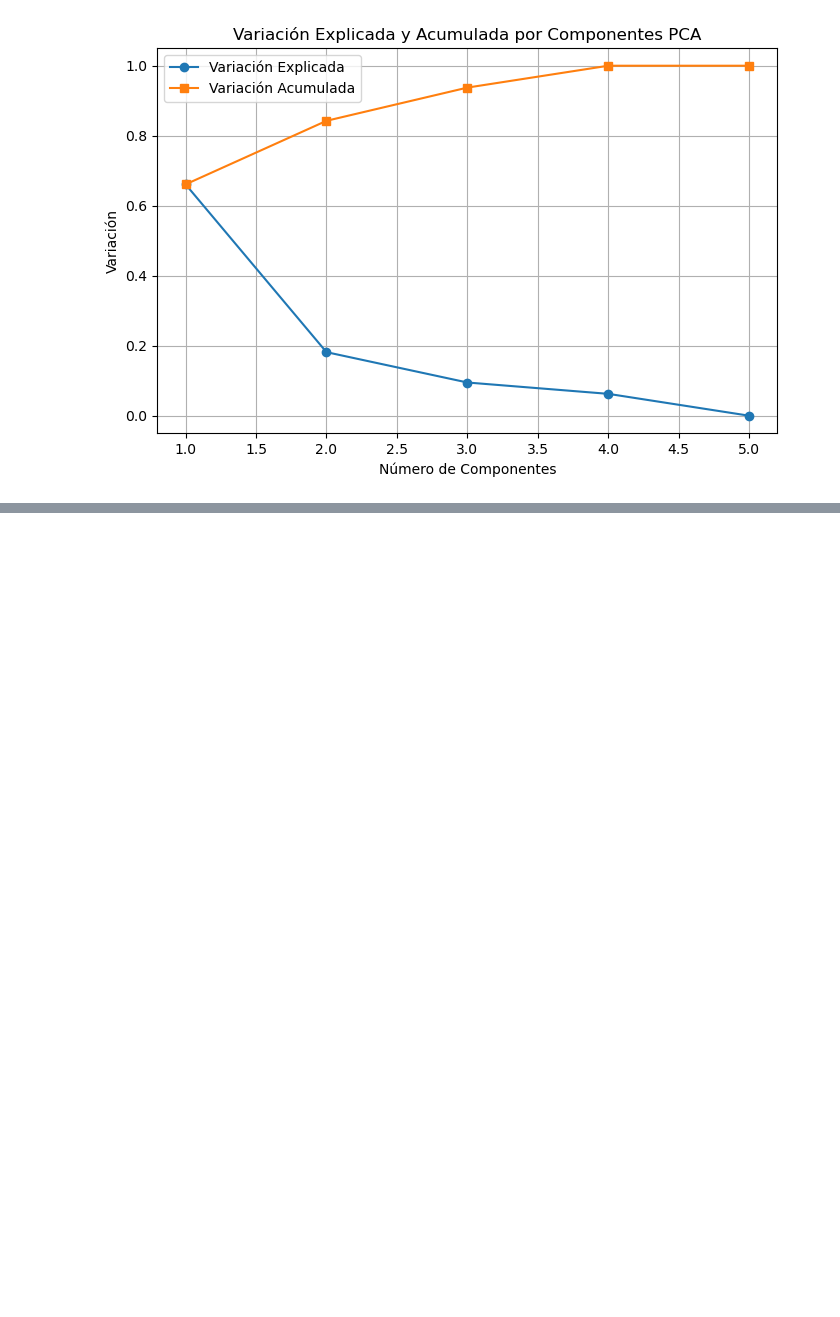
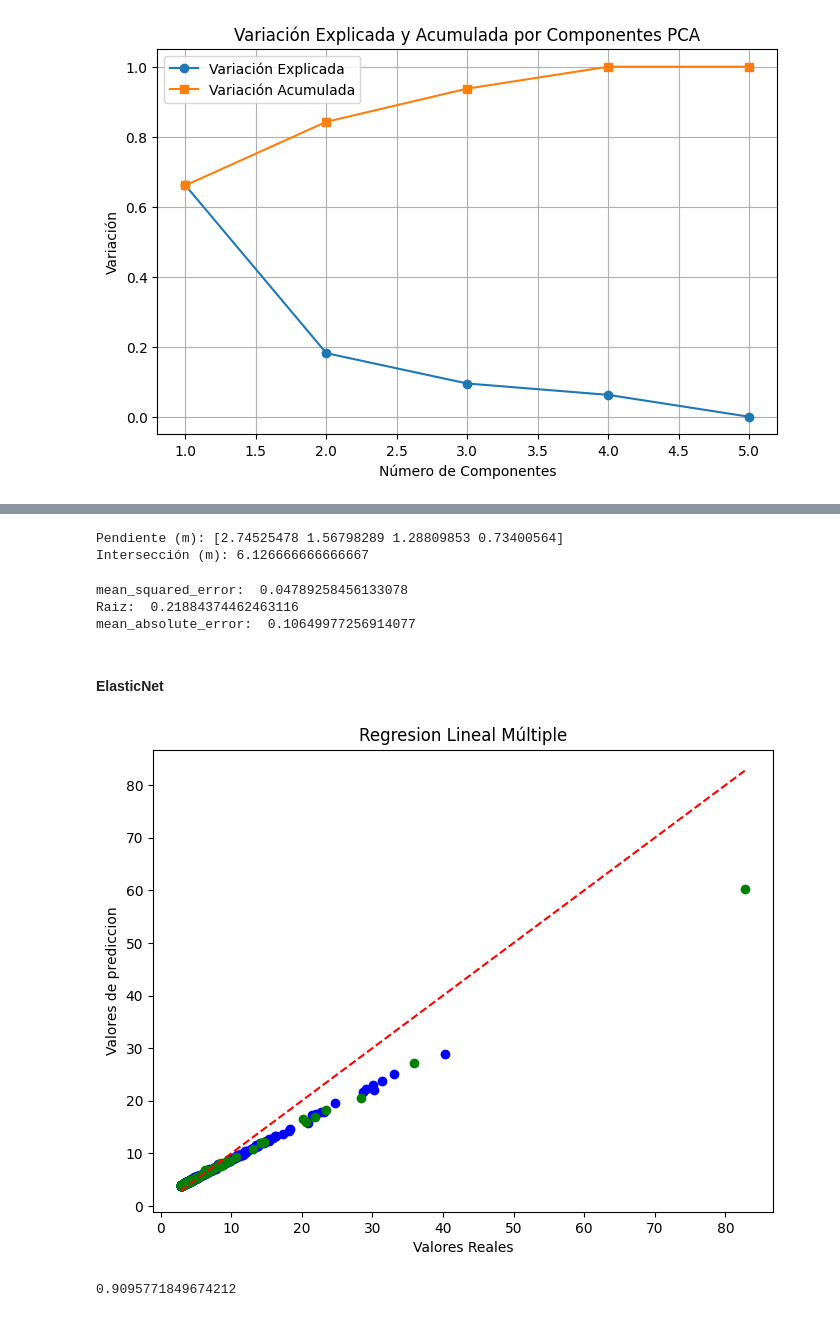
Before and after one commit to OzielLM/Proyecto_Mineria_Datos, a Jupyter notebook: Modelo_estrella.ipynb, the cells around one changed output, grey strips where cells are left out. Saved outputs shown, nothing was run; the diff lists cells and outputs as text; code cells hidden in the pictures; blank space fills up the shorter version.

```diff
--- a/Modelo_estrella.ipynb
+++ b/Modelo_estrella.ipynb
@@ -325,0 +549,49 @@ See the caveats in the documentation: https://pandas.pydata.org/pandas-docs/stab
+# %%
+pendiente_lasso = modelo_lasso.coef_
+interseccion_lasso = modelo_lasso.intercept_
+
+print(f"Pendiente (m): {pendiente_lasso}")
+print(f"Intersección (m): {interseccion_lasso}")
+# %% [output]
+Pendiente (m): [2.74525478 1.56798289 1.28809853 0.73400564]
+Intersección (m): 6.126666666666667
+# %%
+mse_lasso = mean_squared_error(vDep_pruebas, predicciones_lasso_prueba)
+rsem_lasso = np.sqrt(mse_lasso)
+mae_lasso = mean_absolute_error(vDep_pruebas, predicciones_lasso_prueba)
+print("mean_squared_error: ", mse_lasso)
+print("Raiz: ", rsem_lasso)
+print("mean_absolute_error: ", mae_lasso)
+# %% [output]
+mean_squared_error:  0.04789258456133078
+Raiz:  0.21884374462463116
+mean_absolute_error:  0.10649977256914077
+# %% [markdown]
+#### ElasticNet
+# %%
+modelo_elastic = ElasticNet(alpha=1.0,l1_ratio=0.5)
+modelo_elastic.fit(vIndependienteEntrenamientoScalado, vDep_entrenamiento)
+
+predicciones_elasticNet_entrenamiento = modelo_elastic.predict(vIndependienteEntrenamientoScalado)
+predicciones_elasticNet_prueba = modelo_elastic.predict(vIndependientePruebasScalado)
+
+plt.figure(figsize=(8,6))
+plt.scatter(vDep_entrenamiento, predicciones_elasticNet_entrenamiento, color='blue')
+plt.scatter(vDep_pruebas, predicciones_elasticNet_prueba, color='green')
+#LINEA DE IDENTIDAD
+plt.plot(
+    [vDep.min(), vDep.max()],
+    [vDep.min(), vDep.max()], 'r--'
+)
+
+plt.xlabel('Valores Reales')
+plt.ylabel('Valores de prediccion')
+plt.title('Regresion Lineal Múltiple')
+plt.show()
+
+#EVALUAR r2
+r2_rlm = r2_score(vDep_pruebas, modelo_elastic.predict(vIndependientePruebasScalado))
+print(r2_rlm)
+# %% [output]
+[figure, added]
+0.9095771849674212
```
Also changed, not shown: parts of 25 cells of this notebook.
